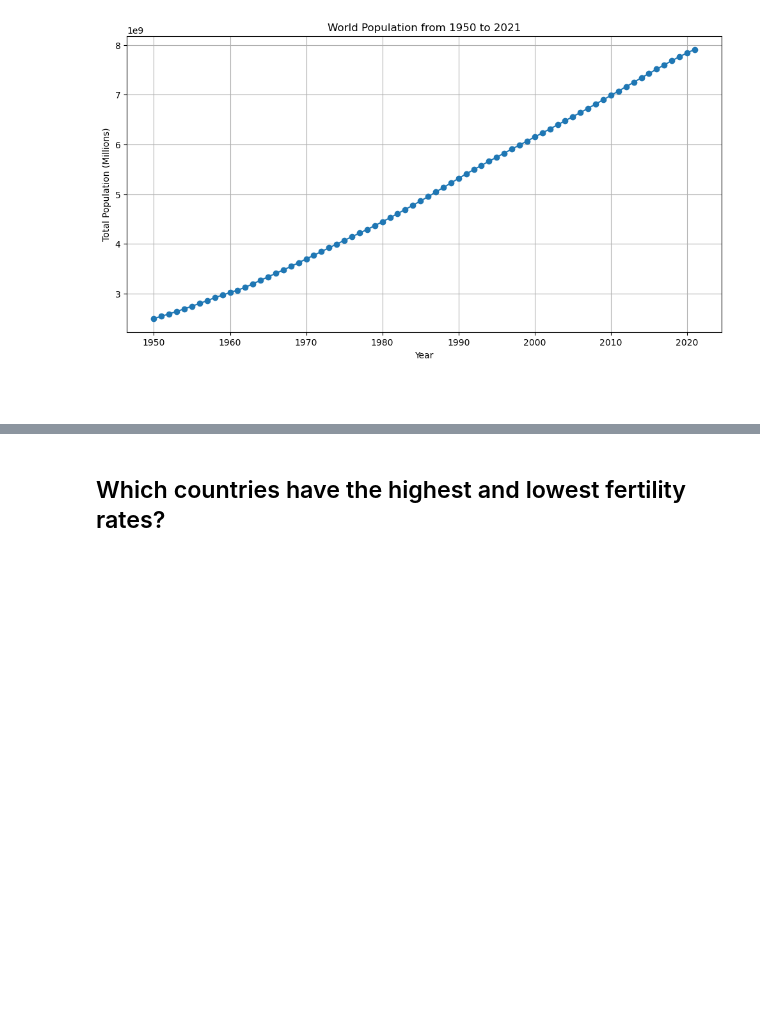
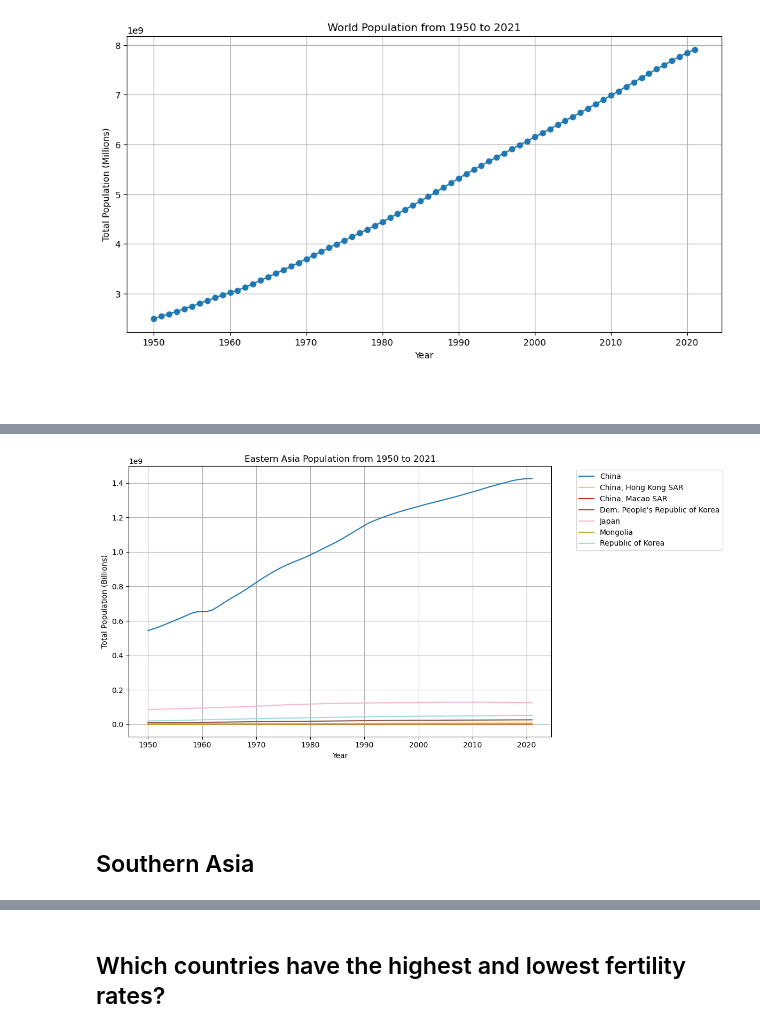
Before and after one commit to KarenDLP/World_Population_Project, a Jupyter notebook: KarenDLP_Fertility_Rates.ipynb, the cells around one changed output, grey strips where cells are left out. Drawn from its saved outputs; the diff is of its cells as text; code cells hidden in the pictures; blank space fills up the shorter version.

```diff
--- a/KarenDLP_Fertility_Rates.ipynb
+++ b/KarenDLP_Fertility_Rates.ipynb
@@ -256,0 +328,33 @@ plt.show()
+# %%
+regions_of_interest = ['China', 'China, Hong Kong SAR', 'China, Macao SAR',
+    'Dem. People\'s Republic of Korea', 'Japan', 'Mongolia', 'Republic of Korea']
+# %%
+Eastern_Asia_pop = twentyone[twentyone['country and area'].isin(regions_of_interest)]
+Eastern_Asia_pop = Eastern_Asia_pop[['Year', 'country and area', 'Total Population, as of 1 July (thousands)']]
+Eastern_Asia_pop = Eastern_Asia_pop[(Eastern_Asia_pop['Year'] >= 1950) & (Eastern_Asia_pop['Year'] <= 2021)]
+Eastern_Asia_pop = Eastern_Asia_pop.reset_index(drop=True)
+Eastern_Asia_pop['Total Population, as of 1 July'] = Eastern_Asia_pop['Total Population, as of 1 July (thousands)'] * 1000
+# %%
+unique_regions = Eastern_Asia_pop['country and area'].unique()
+# %%
+colors = plt.cm.get_cmap('tab20', len(unique_regions))
+
+plt.figure(figsize=(12, 6))
+
+for i, region in enumerate(unique_regions):
+    region_data = Eastern_Asia_pop[Eastern_Asia_pop['country and area'] == region]
+    plt.plot(region_data['Year'], region_data['Total Population, as of 1 July'], label=region, color=colors(i))
+
+plt.title('Eastern Asia Population from 1950 to 2021')
+plt.xlabel('Year')
+plt.ylabel('Total Population (Billions)')
+plt.legend(bbox_to_anchor=(1.05, 1), loc='upper left')
+plt.grid(True)
+plt.tight_layout()
+plt.show()
+# %% [output]
+[figure, added]
+# %% [markdown]
+#
+# %% [markdown]
+## Southern Asia
```
Also changed, not shown: parts of 38 cells of this notebook.
